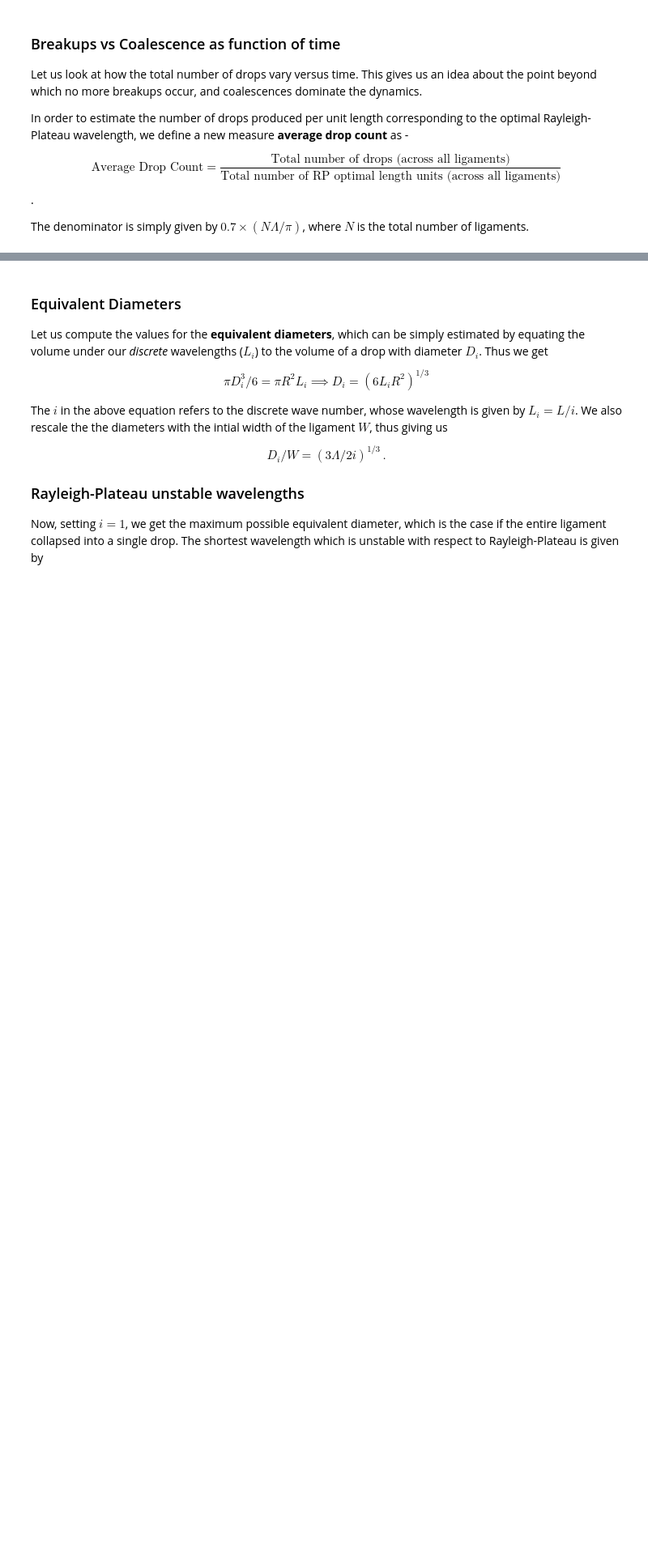
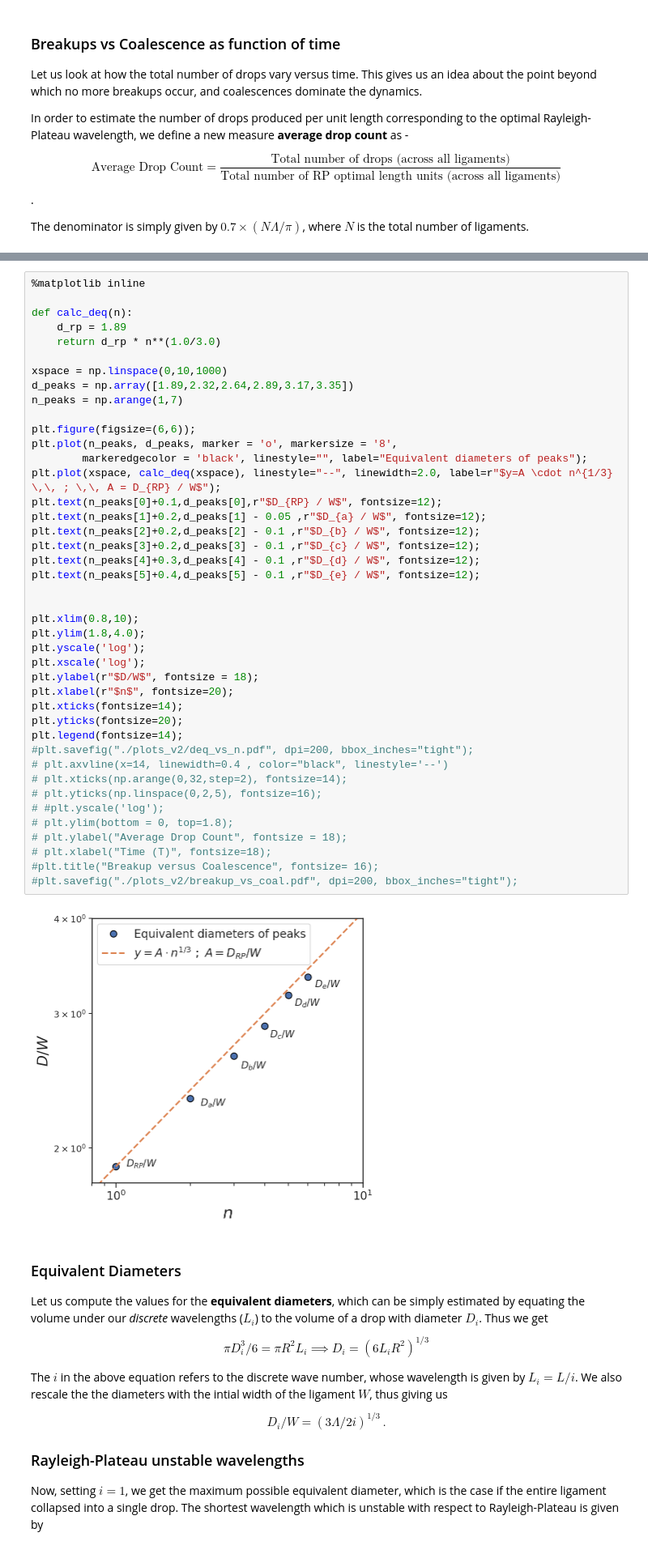
Before and after one commit to palsagar/ligaments_analysis, a Jupyter notebook: analysis_d2.ipynb, the cells around one changed output, grey strips where cells are left out. Shown at 81% size. Drawn from its saved outputs; the diff is of its cells as text; blank space fills up the shorter version.

Commit message:
d_eq figure added

```diff
--- a/analysis_d2.ipynb
+++ b/analysis_d2.ipynb
@@ -105,5 +105,49 @@ plt.savefig("./plots_v2/breakup_vs_coal.pdf", dpi=200, bbox_inches="tight");
 # %% [output]
 [figure]
+# %%
+%matplotlib inline
+
+def calc_deq(n):
+    d_rp = 1.89
+    return d_rp * n**(1.0/3.0)
+
+xspace = np.linspace(0,10,1000)
+d_peaks = np.array([1.89,2.32,2.64,2.89,3.17,3.35])
+n_peaks = np.arange(1,7)
+
+plt.figure(figsize=(6,6));
+plt.plot(n_peaks, d_peaks, marker = 'o', markersize = '8',
+        markeredgecolor = 'black', linestyle="", label="Equivalent diameters of peaks");
+plt.plot(xspace, calc_deq(xspace), linestyle="--", linewidth=2.0, label=r"$y=A \cdot n^{1/3} \,\, ; \,\, A = D_{RP} / W$");
+plt.text(n_peaks[0]+0.1,d_peaks[0],r"$D_{RP} / W$", fontsize=12);
+plt.text(n_peaks[1]+0.2,d_peaks[1] - 0.05 ,r"$D_{a} / W$", fontsize=12);
+plt.text(n_peaks[2]+0.2,d_peaks[2] - 0.1 ,r"$D_{b} / W$", fontsize=12);
+plt.text(n_peaks[3]+0.2,d_peaks[3] - 0.1 ,r"$D_{c} / W$", fontsize=12);
+plt.text(n_peaks[4]+0.3,d_peaks[4] - 0.1 ,r"$D_{d} / W$", fontsize=12);
+plt.text(n_peaks[5]+0.4,d_peaks[5] - 0.1 ,r"$D_{e} / W$", fontsize=12);
+
+
+plt.xlim(0.8,10);
+plt.ylim(1.8,4.0);
+plt.yscale('log');
+plt.xscale('log');
+plt.ylabel(r"$D/W$", fontsize = 18);
+plt.xlabel(r"$n$", fontsize=20);
+plt.xticks(fontsize=14);
+plt.yticks(fontsize=20);
+plt.legend(fontsize=14);
+#plt.savefig("./plots_v2/deq_vs_n.pdf", dpi=200, bbox_inches="tight");
+# plt.axvline(x=14, linewidth=0.4 , color="black", linestyle='--')
+# plt.xticks(np.arange(0,32,step=2), fontsize=14);
+# plt.yticks(np.linspace(0,2,5), fontsize=16);
+# #plt.yscale('log');
+# plt.ylim(bottom = 0, top=1.8);
+# plt.ylabel("Average Drop Count", fontsize = 18);
+# plt.xlabel("Time (T)", fontsize=18);
+#plt.title("Breakup versus Coalescence", fontsize= 16);
+#plt.savefig("./plots_v2/breakup_vs_coal.pdf", dpi=200, bbox_inches="tight");
+# %% [output]
+[figure, added]
 # %% [markdown]
 ### Equivalent Diameters
 Let us compute the values for the **equivalent diameters**, which can be simply estimated by equating the volume under our *discrete* wavelengths ($L_i $) to the volume of a drop with diameter $D_i$. Thus we get
```
Also changed, not shown: parts of 1 cell of this notebook, 1 other file.
